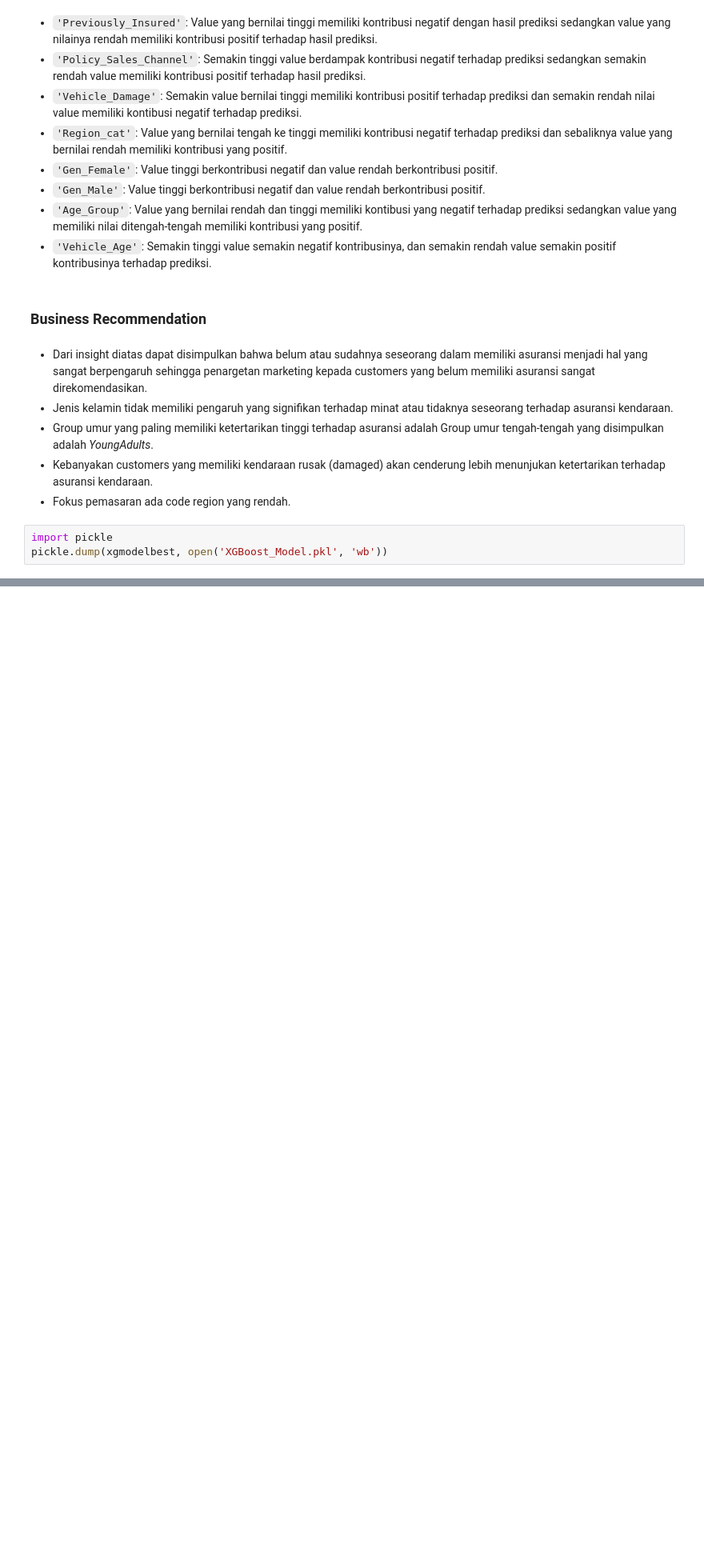
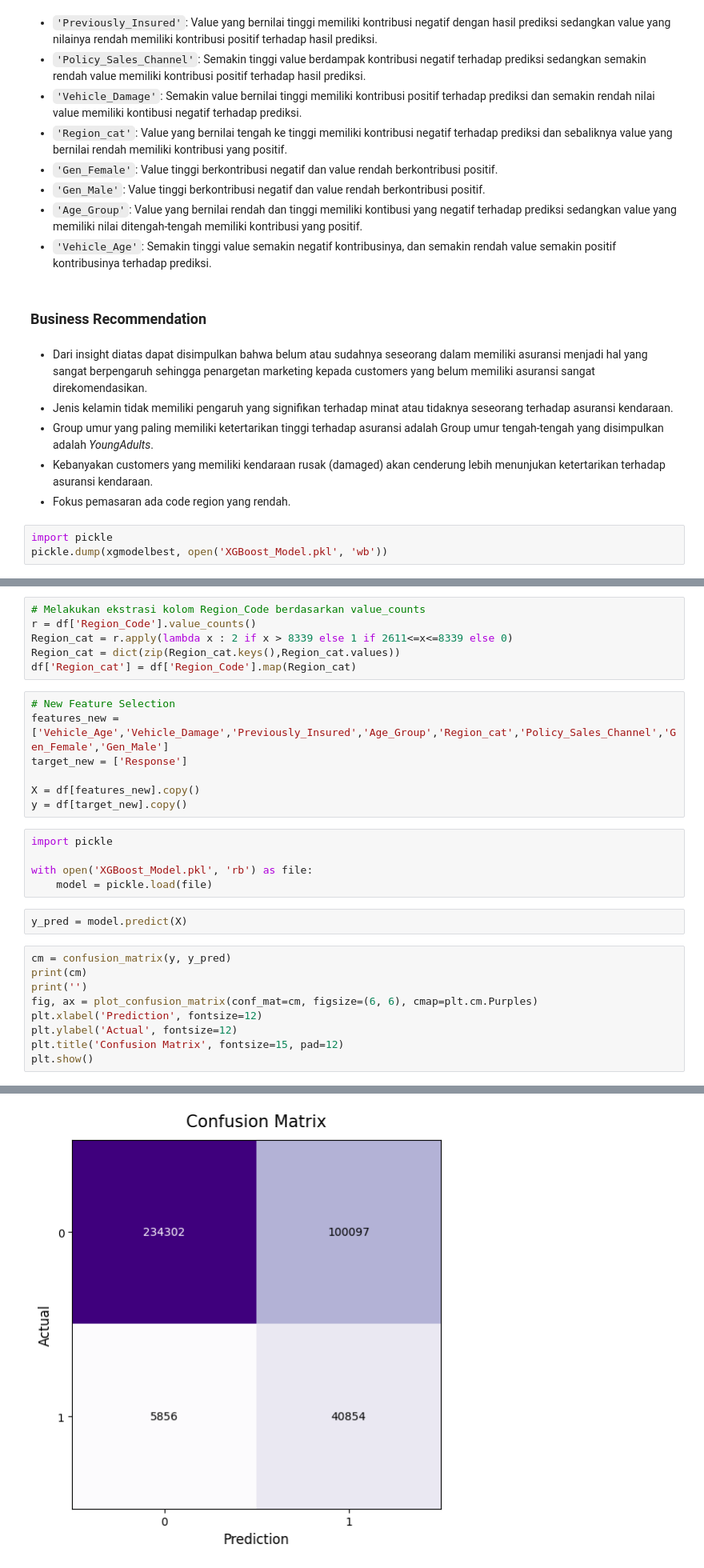
Before and after one commit to gabmrn/Cross-Sel-Prediction-Preprocessing-and-Modelling, a Jupyter notebook: Stage_3.ipynb, the cells around one changed output, grey strips where cells are left out. Shown at 80% size. Drawn from its saved outputs; the diff is of its cells as text; blank space fills up the shorter version.

```diff
--- a/Stage_3.ipynb
+++ b/Stage_3.ipynb
@@ -1295,0 +1337,30 @@ pickle.dump(xgmodelbest, open('XGBoost_Model.pkl', 'wb'))
+# %%
+# Melakukan ekstrasi kolom Region_Code berdasarkan value_counts
+r = df['Region_Code'].value_counts()
+Region_cat = r.apply(lambda x : 2 if x > 8339 else 1 if 2611<=x<=8339 else 0)
+Region_cat = dict(zip(Region_cat.keys(),Region_cat.values))
+df['Region_cat'] = df['Region_Code'].map(Region_cat)
+# %%
+# New Feature Selection
+features_new = ['Vehicle_Age','Vehicle_Damage','Previously_Insured','Age_Group','Region_cat','Policy_Sales_Channel','Gen_Female','Gen_Male']
+target_new = ['Response']
+
+X = df[features_new].copy()
+y = df[target_new].copy()
+# %%
+import pickle
+
+with open('XGBoost_Model.pkl', 'rb') as file:
+    model = pickle.load(file)
+# %%
+y_pred = model.predict(X)
+# %%
+cm = confusion_matrix(y, y_pred)
+print(cm)
+print('')
+fig, ax = plot_confusion_matrix(conf_mat=cm, figsize=(6, 6), cmap=plt.cm.Purples)
+plt.xlabel('Prediction', fontsize=12)
+plt.ylabel('Actual', fontsize=12)
+plt.title('Confusion Matrix', fontsize=15, pad=12)
+plt.show()
+# %% [output]
@@ -1295,0 +1369 @@ pickle.dump(xgmodelbest, open('XGBoost_Model.pkl', 'wb'))
+[figure, added]
```
Also changed, not shown: parts of 15 cells of this notebook.
